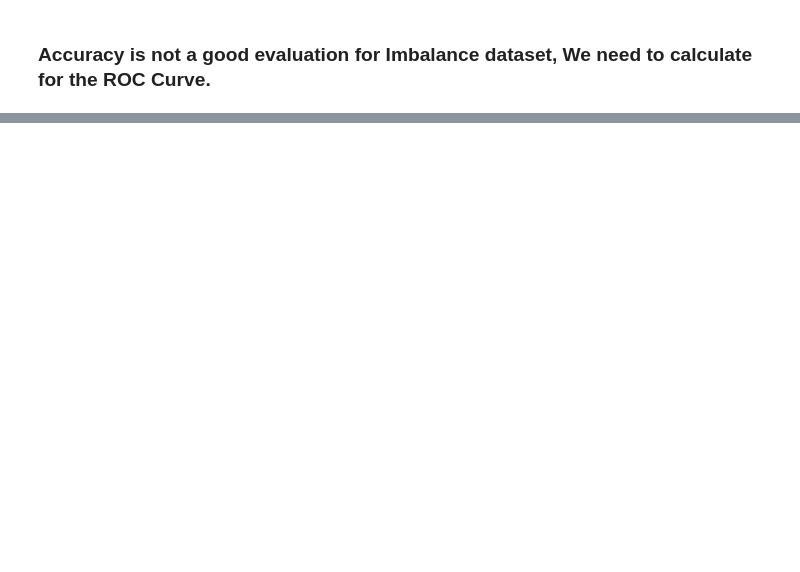
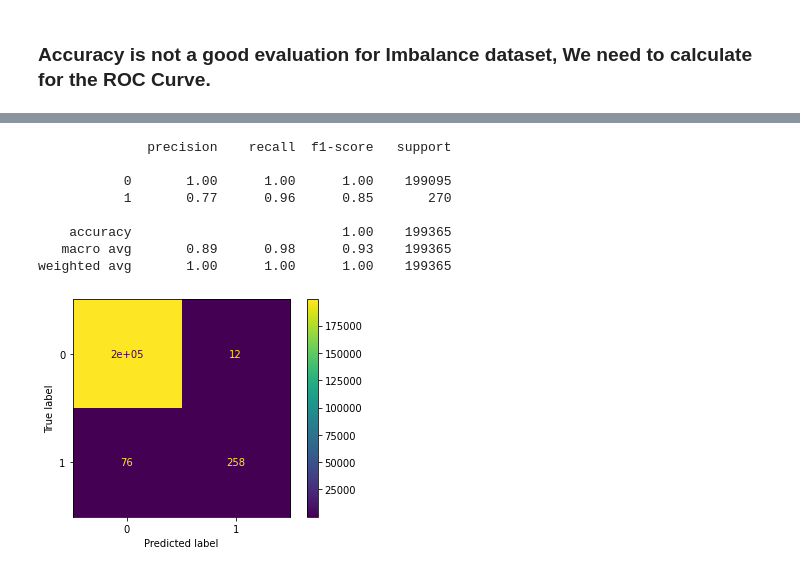
Before and after one commit to Kenneth-Privaldos/Credit-card-fraud-detection-, a Jupyter notebook: fraud-detection-credit-card.ipynb, the cells around one changed output, grey strips where cells are left out. Saved outputs shown, nothing was run; the diff lists cells and outputs as text; code cells hidden in the pictures; blank space fills up the shorter version.

```diff
--- a/fraud-detection-credit-card.ipynb
+++ b/fraud-detection-credit-card.ipynb
@@ -96,0 +198,16 @@ Support Vector Machine: 99.81%
+# %%
+# Confusion Matrix XGBoost
+XG = XGBClassifier()
+XG.fit(X_train, y_train)
+y_pred = XG.predict(X_test)
+report(XG)
+# %% [output]
+              precision    recall  f1-score   support
+
+           0       1.00      1.00      1.00    199095
+           1       0.77      0.96      0.85       270
+
+    accuracy                           1.00    199365
+   macro avg       0.89      0.98      0.93    199365
+weighted avg       1.00      1.00      1.00    199365
+[figure, added]
```
Also changed, not shown: parts of 29 cells of this notebook.
